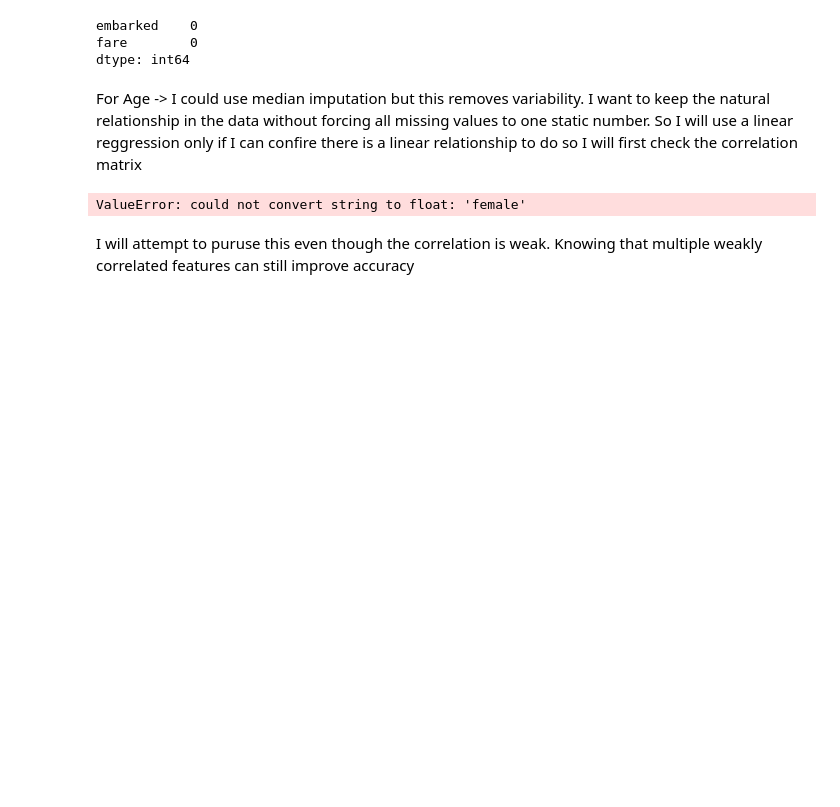
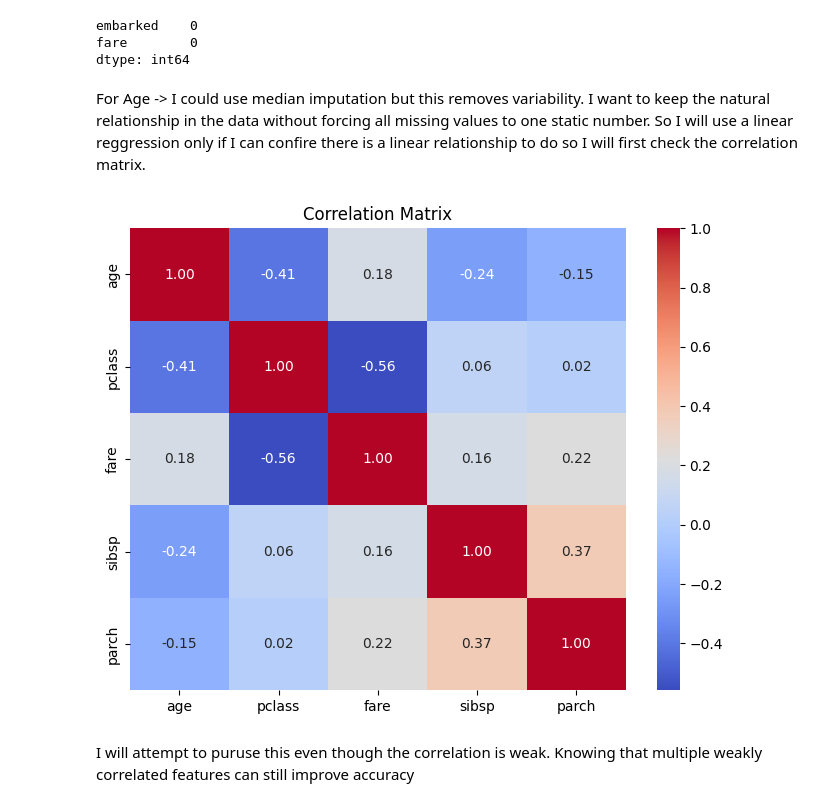
Before and after one commit to lucaskvz/AI-MACHINE-LEARNING-FOUNDATIONS, a Jupyter notebook: assignment_1_Lucas_Van_Zyl.ipynb, the cells around one changed output. Cells and saved outputs as stored; diff of their text form; code cells hidden in the pictures; blank space fills up the shorter version.

```diff
--- a/assignment_1_Lucas_Van_Zyl.ipynb
+++ b/assignment_1_Lucas_Van_Zyl.ipynb
@@ -340,17 +340,17 @@ embarked    0
 fare        0
 dtype: int64
 # %% [markdown]
-For Age -> I could use median imputation but this removes variability. I want to keep the natural relationship in the data without forcing all missing values to one static number. So I will use a linear reggression only if I can confire there is a linear relationship to do so I will first check the correlation matrix
+For Age -> I could use median imputation but this removes variability. I want to keep the natural relationship in the data without forcing all missing values to one static number. So I will use a linear reggression only if I can confire there is a linear relationship to do so I will first check the correlation matrix.
 # %%
-correlation_matrix = df[['age', 'pclass', 'fare', 'sibsp', 'parch', 'sex']].corr()
+correlation_matrix = df[['age', 'pclass', 'fare', 'sibsp', 'parch']].corr()
 
 # visualising
 plt.figure(figsize=(8,6))
 sns.heatmap(correlation_matrix, annot=True, cmap='coolwarm', fmt=".2f")
 plt.title("Correlation Matrix")
 plt.show()
 # %% [output]
-ValueError: could not convert string to float: 'female'
+[figure, added]
 # %% [markdown]
 I will attempt to puruse this even though the correlation is weak. Knowing that multiple weakly correlated features can still improve accuracy
 # %%
```
Also changed, not shown: parts of 3 cells of this notebook.
